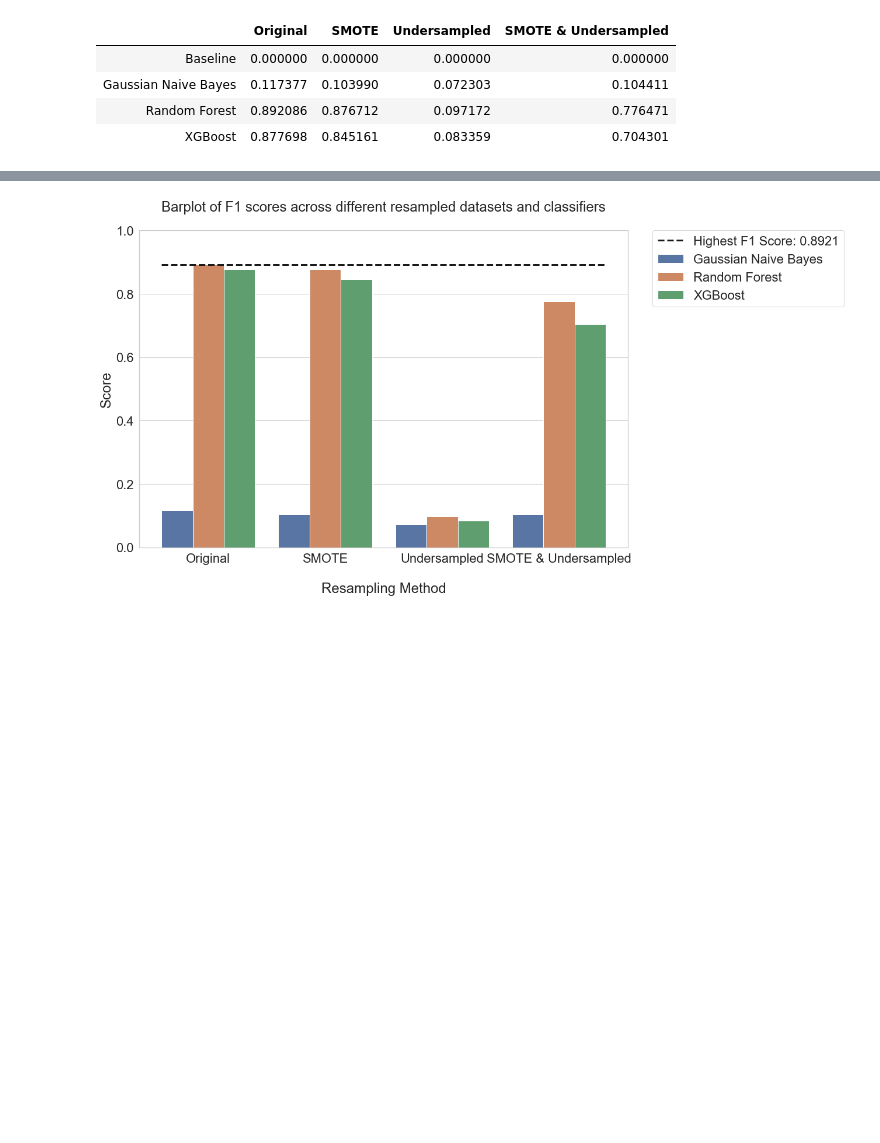
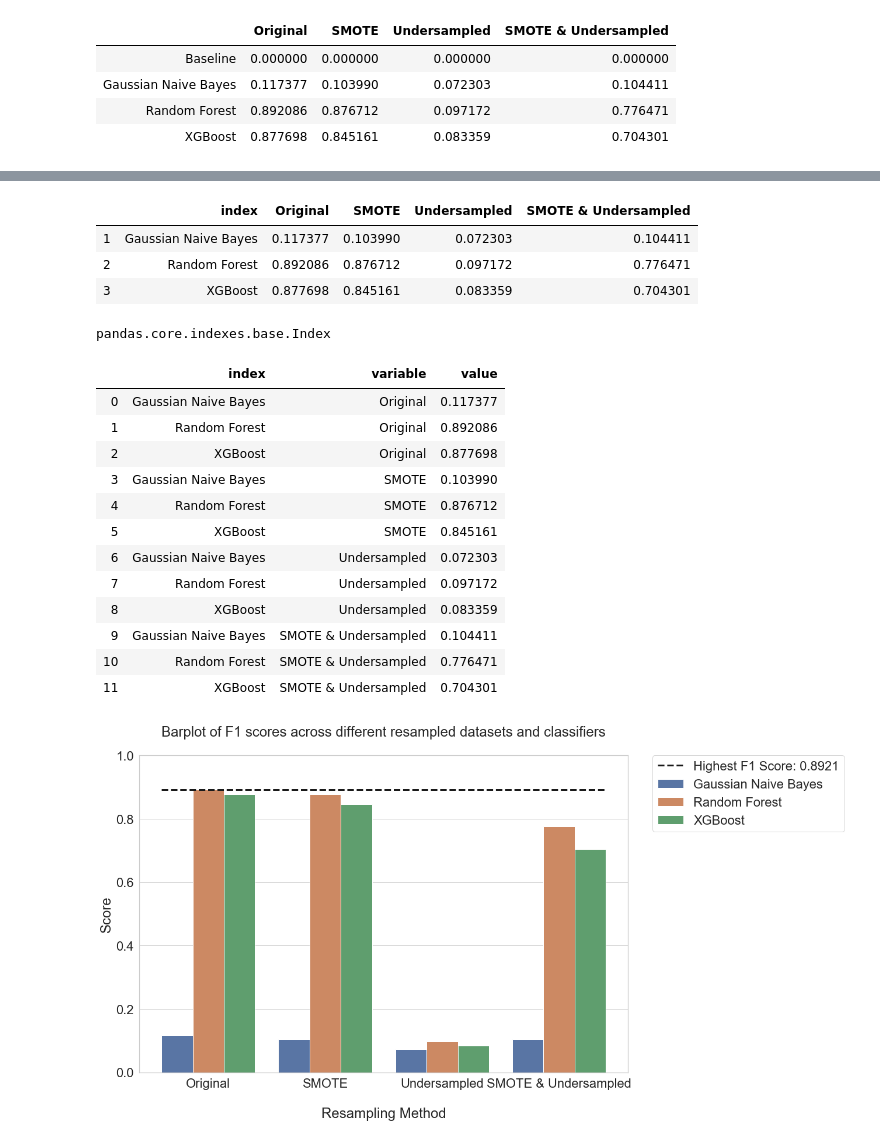
Before and after one commit to AdamBlomfield/credit_card_fraud, a Jupyter notebook: notebooks/predictive_modelling.ipynb, the cells around one changed output, grey strips where cells are left out. Saved outputs shown, nothing was run; the diff lists cells and outputs as text; code cells hidden in the pictures; blank space fills up the shorter version.

```diff
--- a/notebooks/predictive_modelling.ipynb
+++ b/notebooks/predictive_modelling.ipynb
@@ -579,0 +590,32 @@ f1_scores_df
+# %%
+df = f1_scores_df.copy()
+df = df.reset_index()
+df = df.iloc[1:,:]
+df
+# %% [output]
+|  | index | Original | SMOTE | Undersampled | SMOTE & Undersampled |
+| 1 | Gaussian Naive Bayes | 0.117377 | 0.103990 | 0.072303 | 0.104411 |
+| 2 | Random Forest | 0.892086 | 0.876712 | 0.097172 | 0.776471 |
+| 3 | XGBoost | 0.877698 | 0.845161 | 0.083359 | 0.704301 |
+# %%
+list(f1_scores_df.columns[-4:])
+# %% [output]
+pandas.core.indexes.base.Index
+# %%
+classifiers = list(f1_scores_df.columns[-4:])
+df = df.melt(id_vars=['index'], value_vars=classifiers)
+df
+# %% [output]
+|  | index | variable | value |
+| 0 | Gaussian Naive Bayes | Original | 0.117377 |
+| 1 | Random Forest | Original | 0.892086 |
+| 2 | XGBoost | Original | 0.877698 |
+| 3 | Gaussian Naive Bayes | SMOTE | 0.103990 |
+| 4 | Random Forest | SMOTE | 0.876712 |
+| 5 | XGBoost | SMOTE | 0.845161 |
+| 6 | Gaussian Naive Bayes | Undersampled | 0.072303 |
+| 7 | Random Forest | Undersampled | 0.097172 |
+| 8 | XGBoost | Undersampled | 0.083359 |
+| 9 | Gaussian Naive Bayes | SMOTE & Undersampled | 0.104411 |
+| 10 | Random Forest | SMOTE & Undersampled | 0.776471 |
+| 11 | XGBoost | SMOTE & Undersampled | 0.704301 |
```
Also changed, not shown: parts of 4 cells of this notebook, 2 other files.
